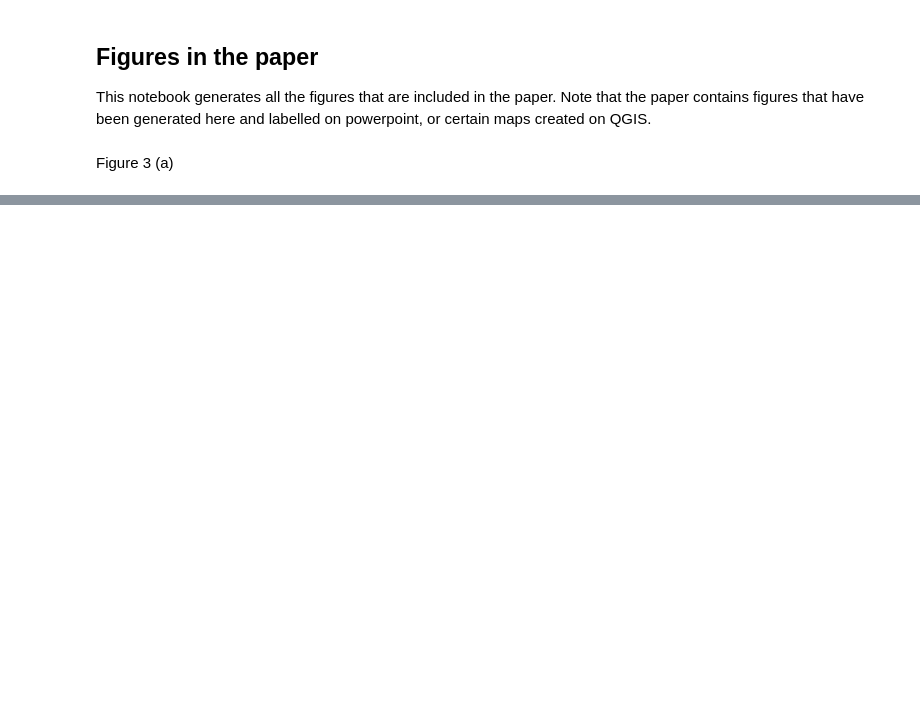
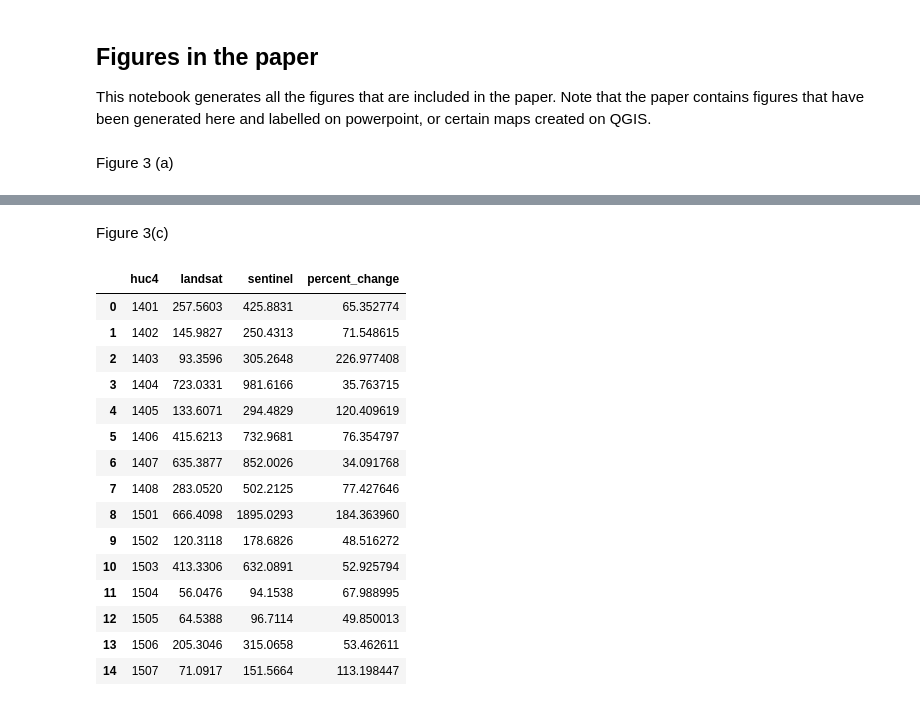
Before and after one commit to ppuentex/detection_comparison-CRB, a Jupyter notebook: results/generate_figures.ipynb, the cells around one changed output, grey strips where cells are left out. Cells and saved outputs as stored; diff of their text form; code cells hidden in the pictures; blank space fills up the shorter version.

```diff
--- a/results/generate_figures.ipynb
+++ b/results/generate_figures.ipynb
@@ -27,0 +114,2 @@ lower_hucs = lower_hucs.to_crs(epsg=3857)
+# %% [markdown]
+Figure 3(c)
@@ -27,0 +124,19 @@ lower_hucs = lower_hucs.to_crs(epsg=3857)
+# %%
+data_pivot_df
+# %% [output]
+|  | huc4 | landsat | sentinel | percent_change |
+| 0 | 1401 | 257.5603 | 425.8831 | 65.352774 |
+| 1 | 1402 | 145.9827 | 250.4313 | 71.548615 |
+| 2 | 1403 | 93.3596 | 305.2648 | 226.977408 |
+| 3 | 1404 | 723.0331 | 981.6166 | 35.763715 |
+| 4 | 1405 | 133.6071 | 294.4829 | 120.409619 |
+| 5 | 1406 | 415.6213 | 732.9681 | 76.354797 |
+| 6 | 1407 | 635.3877 | 852.0026 | 34.091768 |
+| 7 | 1408 | 283.0520 | 502.2125 | 77.427646 |
+| 8 | 1501 | 666.4098 | 1895.0293 | 184.363960 |
+| 9 | 1502 | 120.3118 | 178.6826 | 48.516272 |
+| 10 | 1503 | 413.3306 | 632.0891 | 52.925794 |
+| 11 | 1504 | 56.0476 | 94.1538 | 67.988995 |
+| 12 | 1505 | 64.5388 | 96.7114 | 49.850013 |
+| 13 | 1506 | 205.3046 | 315.0658 | 53.462611 |
+| 14 | 1507 | 71.0917 | 151.5664 | 113.198447 |
```
Also changed, not shown: parts of 9 cells of this notebook, 3 other files.
